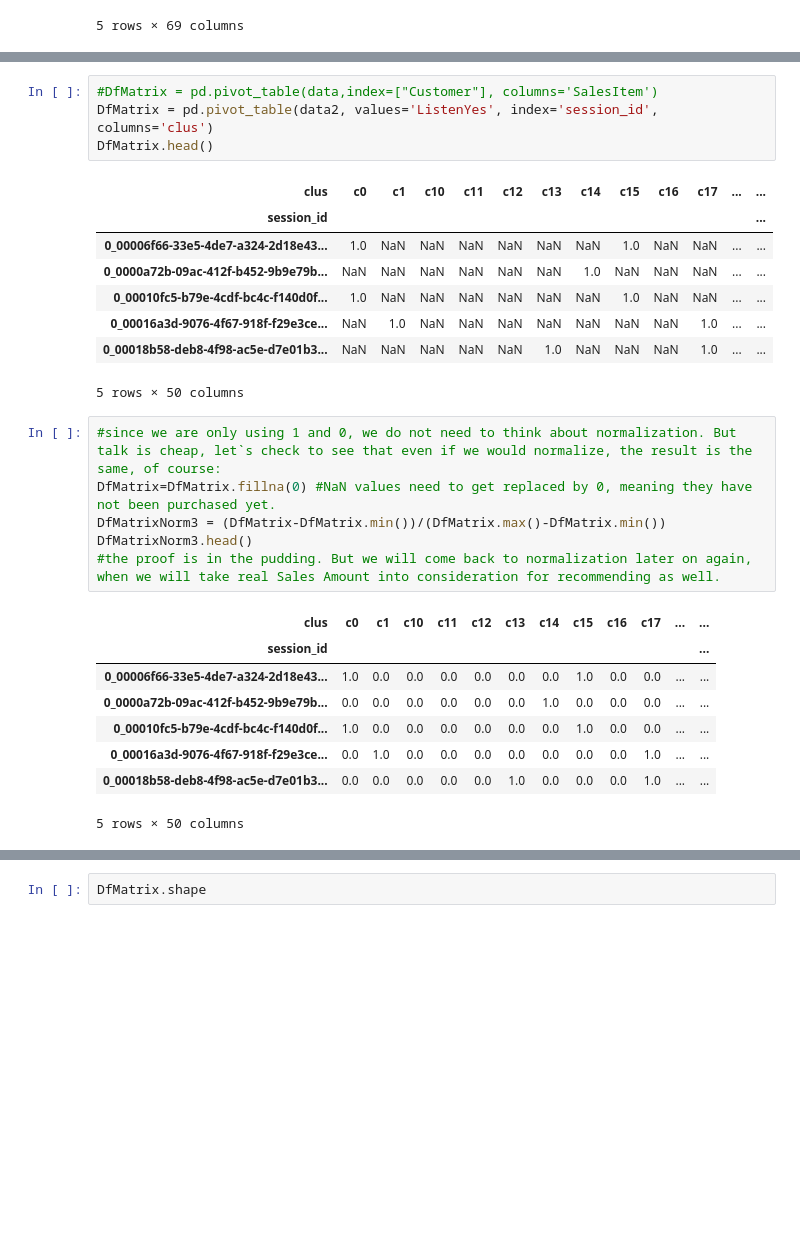
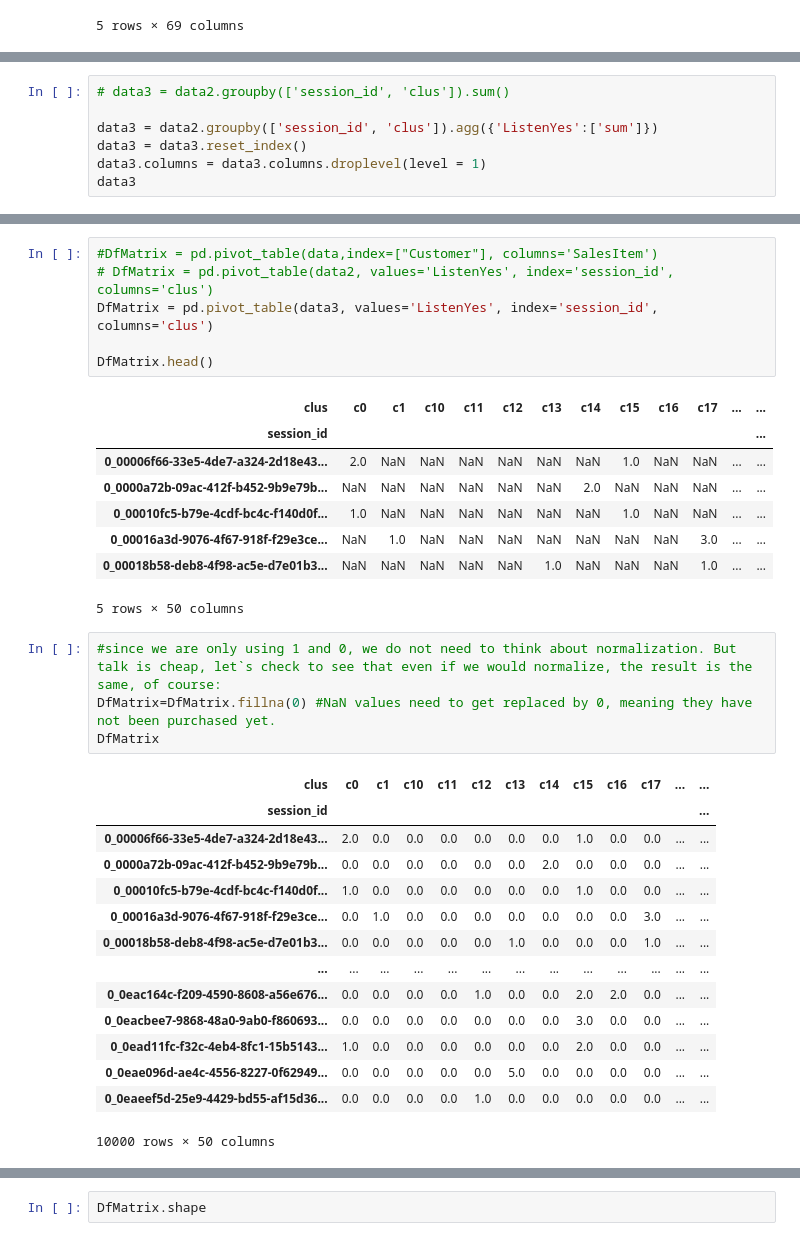
Before and after one commit to curlsloth/Capstone_Spotify-Sequential-Skip-Prediction, a Jupyter notebook: notebooks/6_mini_RecommendationFiltering.ipynb, the cells around one changed output, grey strips where cells are left out. Cells and saved outputs as stored; diff of their text form; blank space fills up the shorter version.

```diff
--- a/notebooks/6_mini_RecommendationFiltering.ipynb
+++ b/notebooks/6_mini_RecommendationFiltering.ipynb
@@ -200,0 +231,7 @@ data2['clus'] = 'c' + data2['clus'].astype(str)
+# %%
+# data3 = data2.groupby(['session_id', 'clus']).sum()
+
+data3 = data2.groupby(['session_id', 'clus']).agg({'ListenYes':['sum']})
+data3 = data3.reset_index()
+data3.columns = data3.columns.droplevel(level = 1)
+data3
@@ -201,28 +252,34 @@ data2['clus'] = 'c' + data2['clus'].astype(str)
 # %%
 #DfMatrix = pd.pivot_table(data,index=["Customer"], columns='SalesItem')
-DfMatrix = pd.pivot_table(data2, values='ListenYes', index='session_id', columns='clus')
+# DfMatrix = pd.pivot_table(data2, values='ListenYes', index='session_id', columns='clus')
+DfMatrix = pd.pivot_table(data3, values='ListenYes', index='session_id', columns='clus')
+
 DfMatrix.head()
 # %% [output]
 | clus | c0 | c1 | c10 | c11 | c12 | c13 | c14 | c15 | c16 | c17 | ... | ... |
 | session_id |  |  |  |  |  |  |  |  |  |  |  | ... |
-| 0_00006f66-33e5-4de7-a324-2d18e43... | 1.0 | NaN | NaN | NaN | NaN | NaN | NaN | 1.0 | NaN | NaN | ... | ... |
-| 0_0000a72b-09ac-412f-b452-9b9e79b... | NaN | NaN | NaN | NaN | NaN | NaN | 1.0 | NaN | NaN | NaN | ... | ... |
+| 0_00006f66-33e5-4de7-a324-2d18e43... | 2.0 | NaN | NaN | NaN | NaN | NaN | NaN | 1.0 | NaN | NaN | ... | ... |
+| 0_0000a72b-09ac-412f-b452-9b9e79b... | NaN | NaN | NaN | NaN | NaN | NaN | 2.0 | NaN | NaN | NaN | ... | ... |
 | 0_00010fc5-b79e-4cdf-bc4c-f140d0f... | 1.0 | NaN | NaN | NaN | NaN | NaN | NaN | 1.0 | NaN | NaN | ... | ... |
-| 0_00016a3d-9076-4f67-918f-f29e3ce... | NaN | 1.0 | NaN | NaN | NaN | NaN | NaN | NaN | NaN | 1.0 | ... | ... |
+| 0_00016a3d-9076-4f67-918f-f29e3ce... | NaN | 1.0 | NaN | NaN | NaN | NaN | NaN | NaN | NaN | 3.0 | ... | ... |
 | 0_00018b58-deb8-4f98-ac5e-d7e01b3... | NaN | NaN | NaN | NaN | NaN | 1.0 | NaN | NaN | NaN | 1.0 | ... | ... |
 5 rows × 50 columns
 # %%
 #since we are only using 1 and 0, we do not need to think about normalization. But talk is cheap, let`s check to see that even if we would normalize, the result is the same, of course:
 DfMatrix=DfMatrix.fillna(0) #NaN values need to get replaced by 0, meaning they have not been purchased yet.
-DfMatrixNorm3 = (DfMatrix-DfMatrix.min())/(DfMatrix.max()-DfMatrix.min())
-DfMatrixNorm3.head()
-#the proof is in the pudding. But we will come back to normalization later on again, when we will take real Sales Amount into consideration for recommending as well.
+DfMatrix
 # %% [output]
 | clus | c0 | c1 | c10 | c11 | c12 | c13 | c14 | c15 | c16 | c17 | ... | ... |
 | session_id |  |  |  |  |  |  |  |  |  |  |  | ... |
-| 0_00006f66-33e5-4de7-a324-2d18e43... | 1.0 | 0.0 | 0.0 | 0.0 | 0.0 | 0.0 | 0.0 | 1.0 | 0.0 | 0.0 | ... | ... |
-| 0_0000a72b-09ac-412f-b452-9b9e79b... | 0.0 | 0.0 | 0.0 | 0.0 | 0.0 | 0.0 | 1.0 | 0.0 | 0.0 | 0.0 | ... | ... |
+| 0_00006f66-33e5-4de7-a324-2d18e43... | 2.0 | 0.0 | 0.0 | 0.0 | 0.0 | 0.0 | 0.0 | 1.0 | 0.0 | 0.0 | ... | ... |
+| 0_0000a72b-09ac-412f-b452-9b9e79b... | 0.0 | 0.0 | 0.0 | 0.0 | 0.0 | 0.0 | 2.0 | 0.0 | 0.0 | 0.0 | ... | ... |
 | 0_00010fc5-b79e-4cdf-bc4c-f140d0f... | 1.0 | 0.0 | 0.0 | 0.0 | 0.0 | 0.0 | 0.0 | 1.0 | 0.0 | 0.0 | ... | ... |
-| 0_00016a3d-9076-4f67-918f-f29e3ce... | 0.0 | 1.0 | 0.0 | 0.0 | 0.0 | 0.0 | 0.0 | 0.0 | 0.0 | 1.0 | ... | ... |
+| 0_00016a3d-9076-4f67-918f-f29e3ce... | 0.0 | 1.0 | 0.0 | 0.0 | 0.0 | 0.0 | 0.0 | 0.0 | 0.0 | 3.0 | ... | ... |
 | 0_00018b58-deb8-4f98-ac5e-d7e01b3... | 0.0 | 0.0 | 0.0 | 0.0 | 0.0 | 1.0 | 0.0 | 0.0 | 0.0 | 1.0 | ... | ... |
+| ... | ... | ... | ... | ... | ... | ... | ... | ... | ... | ... | ... | ... |
+| 0_0eac164c-f209-4590-8608-a56e676... | 0.0 | 0.0 | 0.0 | 0.0 | 1.0 | 0.0 | 0.0 | 2.0 | 2.0 | 0.0 | ... | ... |
+| 0_0eacbee7-9868-48a0-9ab0-f860693... | 0.0 | 0.0 | 0.0 | 0.0 | 0.0 | 0.0 | 0.0 | 3.0 | 0.0 | 0.0 | ... | ... |
+| 0_0ead11fc-f32c-4eb4-8fc1-15b5143... | 1.0 | 0.0 | 0.0 | 0.0 | 0.0 | 0.0 | 0.0 | 2.0 | 0.0 | 0.0 | ... | ... |
+| 0_0eae096d-ae4c-4556-8227-0f62949... | 0.0 | 0.0 | 0.0 | 0.0 | 0.0 | 5.0 | 0.0 | 0.0 | 0.0 | 0.0 | ... | ... |
+| 0_0eaeef5d-25e9-4429-bd55-af15d36... | 0.0 | 0.0 | 0.0 | 0.0 | 1.0 | 0.0 | 0.0 | 0.0 | 0.0 | 0.0 | ... | ... |
-5 rows × 50 columns
+10000 rows × 50 columns
```
Also changed, not shown: parts of 25 cells of this notebook, 1 other file.
